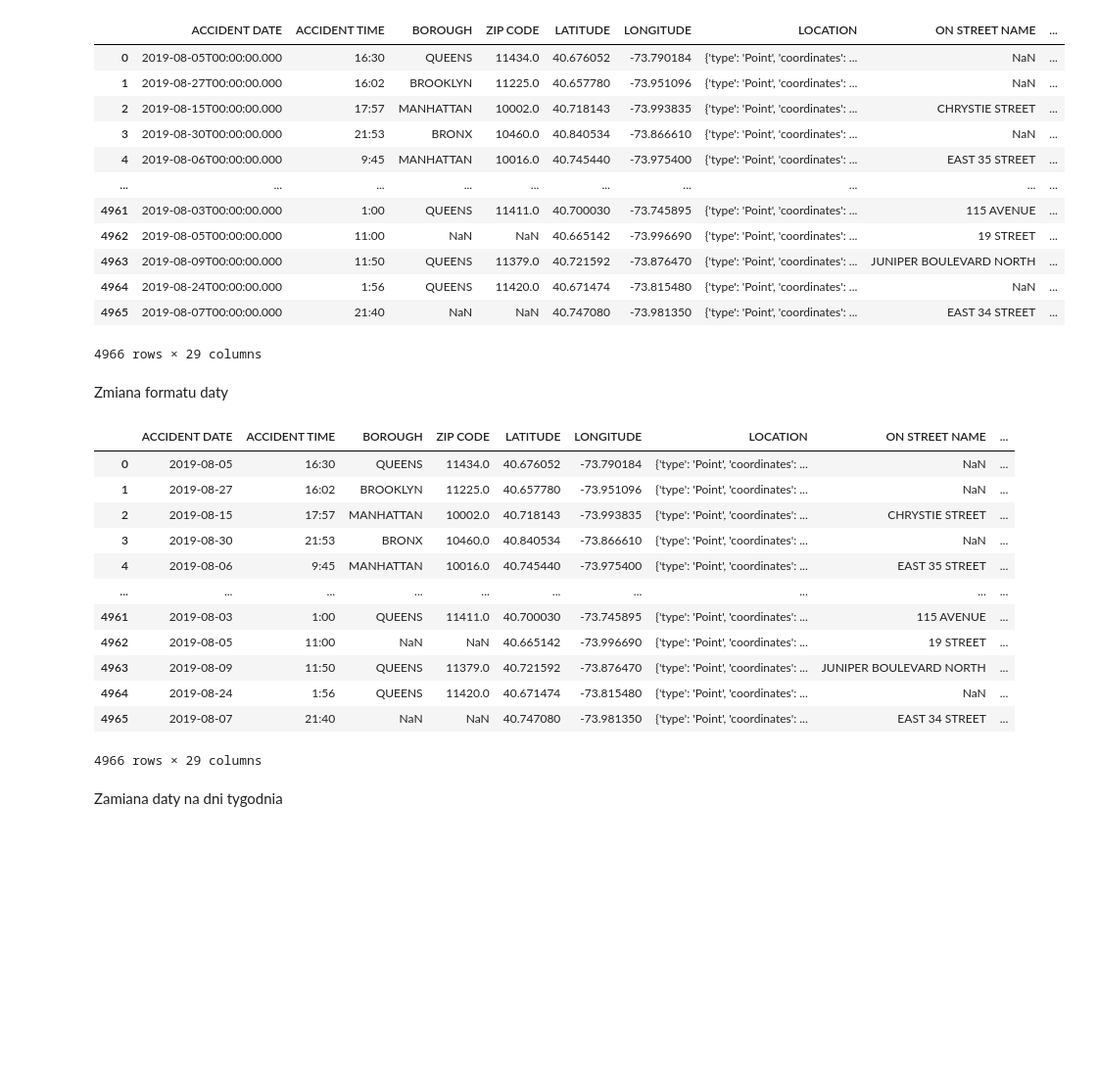
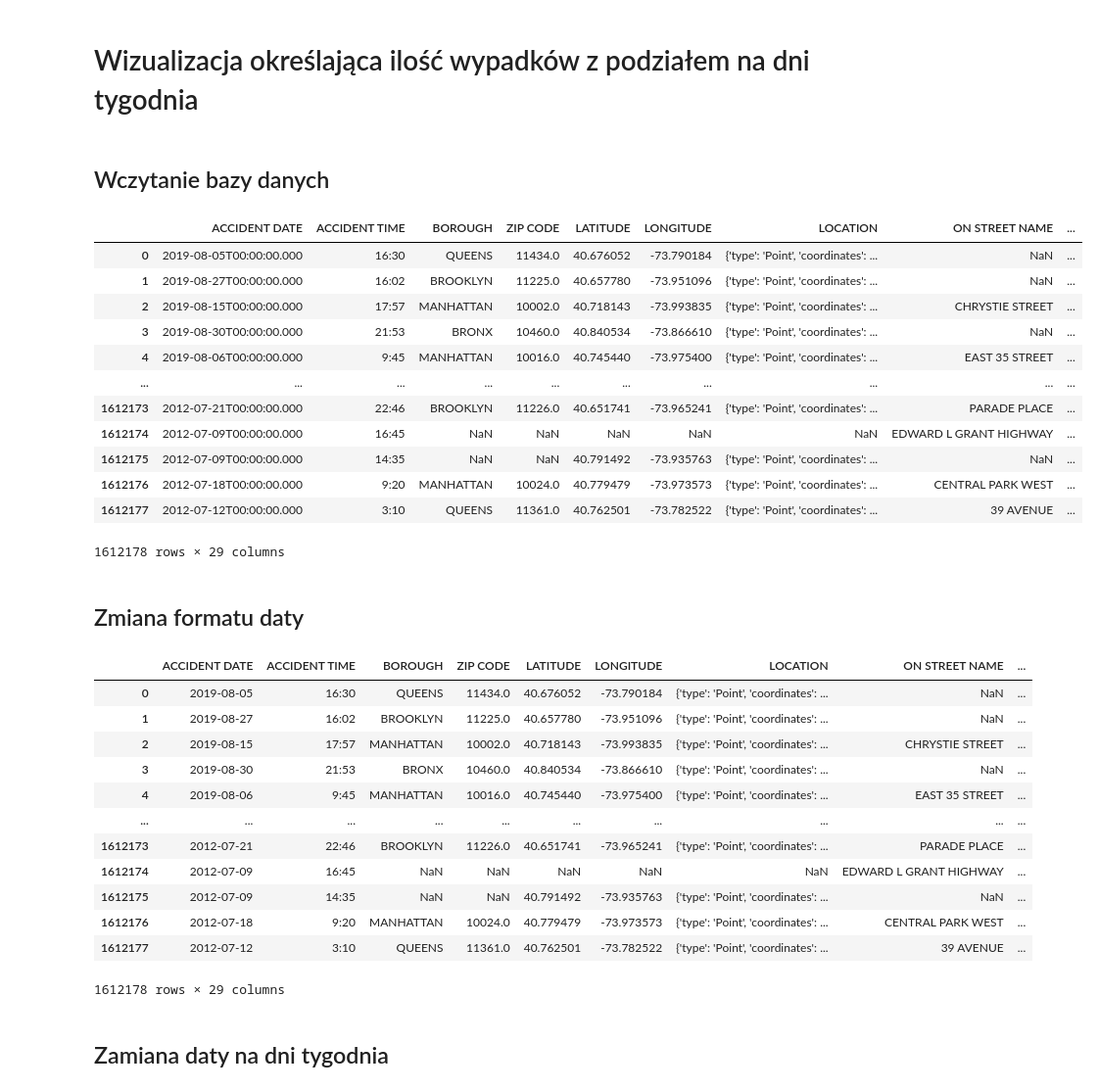
Before and after one commit to AlicjaB90/Projekt_Pandas, a Jupyter notebook: 4. Wizualizacja określająca ilość wypadków z podziałem na dni tygodnia.ipynb, the cells around one changed output. Shown: that part at 98% size. Drawn from its saved outputs; the diff is of its cells as text; code cells hidden in the pictures; blank space fills up the shorter version.

```diff
--- a/4. Wizualizacja określająca ilość wypadków z podziałem na dni tygodnia.ipynb
+++ b/4. Wizualizacja określająca ilość wypadków z podziałem na dni tygodnia.ipynb
@@ -8,0 +1,2 @@ import requests
+# %% [markdown]
+# Wizualizacja określająca ilość wypadków z podziałem na dni tygodnia
@@ -9,22 +10,24 @@ import requests
+# %% [markdown]
+## Wczytanie bazy danych
 # %%
-nypd_df = pd.read_csv("/home/student/PythonDeveloper/pythonProject/Projekt_Pandas/data/nypd-motor-vehicle-collisions.csv")#, usecols=["name", "ingredients"]
+nypd_df = pd.read_csv("/home/student/PythonDeveloper/pythonProject/Projekt_Pandas/data/nypd-motor-vehicle-collisions(1).csv")
 nypd_df
 # %% [output]
 |  | ACCIDENT DATE | ACCIDENT TIME | BOROUGH | ZIP CODE | LATITUDE | LONGITUDE | LOCATION | ON STREET NAME | ... |
 | 0 | 2019-08-05T00:00:00.000 | 16:30 | QUEENS | 11434.0 | 40.676052 | -73.790184 | {'type': 'Point', 'coordinates': ... | NaN | ... |
 | 1 | 2019-08-27T00:00:00.000 | 16:02 | BROOKLYN | 11225.0 | 40.657780 | -73.951096 | {'type': 'Point', 'coordinates': ... | NaN | ... |
 | 2 | 2019-08-15T00:00:00.000 | 17:57 | MANHATTAN | 10002.0 | 40.718143 | -73.993835 | {'type': 'Point', 'coordinates': ... | CHRYSTIE STREET | ... |
 | 3 | 2019-08-30T00:00:00.000 | 21:53 | BRONX | 10460.0 | 40.840534 | -73.866610 | {'type': 'Point', 'coordinates': ... | NaN | ... |
 | 4 | 2019-08-06T00:00:00.000 | 9:45 | MANHATTAN | 10016.0 | 40.745440 | -73.975400 | {'type': 'Point', 'coordinates': ... | EAST 35 STREET | ... |
 | ... | ... | ... | ... | ... | ... | ... | ... | ... | ... |
-| 4961 | 2019-08-03T00:00:00.000 | 1:00 | QUEENS | 11411.0 | 40.700030 | -73.745895 | {'type': 'Point', 'coordinates': ... | 115 AVENUE | ... |
-| 4962 | 2019-08-05T00:00:00.000 | 11:00 | NaN | NaN | 40.665142 | -73.996690 | {'type': 'Point', 'coordinates': ... | 19 STREET | ... |
-| 4963 | 2019-08-09T00:00:00.000 | 11:50 | QUEENS | 11379.0 | 40.721592 | -73.876470 | {'type': 'Point', 'coordinates': ... | JUNIPER BOULEVARD NORTH | ... |
-| 4964 | 2019-08-24T00:00:00.000 | 1:56 | QUEENS | 11420.0 | 40.671474 | -73.815480 | {'type': 'Point', 'coordinates': ... | NaN | ... |
-| 4965 | 2019-08-07T00:00:00.000 | 21:40 | NaN | NaN | 40.747080 | -73.981350 | {'type': 'Point', 'coordinates': ... | EAST 34 STREET | ... |
+| 1612173 | 2012-07-21T00:00:00.000 | 22:46 | BROOKLYN | 11226.0 | 40.651741 | -73.965241 | {'type': 'Point', 'coordinates': ... | PARADE PLACE | ... |
+| 1612174 | 2012-07-09T00:00:00.000 | 16:45 | NaN | NaN | NaN | NaN | NaN | EDWARD L GRANT HIGHWAY | ... |
+| 1612175 | 2012-07-09T00:00:00.000 | 14:35 | NaN | NaN | 40.791492 | -73.935763 | {'type': 'Point', 'coordinates': ... | NaN | ... |
+| 1612176 | 2012-07-18T00:00:00.000 | 9:20 | MANHATTAN | 10024.0 | 40.779479 | -73.973573 | {'type': 'Point', 'coordinates': ... | CENTRAL PARK WEST | ... |
+| 1612177 | 2012-07-12T00:00:00.000 | 3:10 | QUEENS | 11361.0 | 40.762501 | -73.782522 | {'type': 'Point', 'coordinates': ... | 39 AVENUE | ... |
-4966 rows × 29 columns
+1612178 rows × 29 columns
-# %% [markdown]
-Zmiana formatu daty
+# %% [markdown]
+## Zmiana formatu daty
 # %%
 nypd_df['ACCIDENT DATE'] = pd.to_datetime(nypd_df['ACCIDENT DATE'], errors='coerce')
 nypd_df
@@ -36,14 +39,14 @@ nypd_df
 | 3 | 2019-08-30 | 21:53 | BRONX | 10460.0 | 40.840534 | -73.866610 | {'type': 'Point', 'coordinates': ... | NaN | ... |
 | 4 | 2019-08-06 | 9:45 | MANHATTAN | 10016.0 | 40.745440 | -73.975400 | {'type': 'Point', 'coordinates': ... | EAST 35 STREET | ... |
 | ... | ... | ... | ... | ... | ... | ... | ... | ... | ... |
-| 4961 | 2019-08-03 | 1:00 | QUEENS | 11411.0 | 40.700030 | -73.745895 | {'type': 'Point', 'coordinates': ... | 115 AVENUE | ... |
-| 4962 | 2019-08-05 | 11:00 | NaN | NaN | 40.665142 | -73.996690 | {'type': 'Point', 'coordinates': ... | 19 STREET | ... |
-| 4963 | 2019-08-09 | 11:50 | QUEENS | 11379.0 | 40.721592 | -73.876470 | {'type': 'Point', 'coordinates': ... | JUNIPER BOULEVARD NORTH | ... |
-| 4964 | 2019-08-24 | 1:56 | QUEENS | 11420.0 | 40.671474 | -73.815480 | {'type': 'Point', 'coordinates': ... | NaN | ... |
-| 4965 | 2019-08-07 | 21:40 | NaN | NaN | 40.747080 | -73.981350 | {'type': 'Point', 'coordinates': ... | EAST 34 STREET | ... |
+| 1612173 | 2012-07-21 | 22:46 | BROOKLYN | 11226.0 | 40.651741 | -73.965241 | {'type': 'Point', 'coordinates': ... | PARADE PLACE | ... |
+| 1612174 | 2012-07-09 | 16:45 | NaN | NaN | NaN | NaN | NaN | EDWARD L GRANT HIGHWAY | ... |
+| 1612175 | 2012-07-09 | 14:35 | NaN | NaN | 40.791492 | -73.935763 | {'type': 'Point', 'coordinates': ... | NaN | ... |
+| 1612176 | 2012-07-18 | 9:20 | MANHATTAN | 10024.0 | 40.779479 | -73.973573 | {'type': 'Point', 'coordinates': ... | CENTRAL PARK WEST | ... |
+| 1612177 | 2012-07-12 | 3:10 | QUEENS | 11361.0 | 40.762501 | -73.782522 | {'type': 'Point', 'coordinates': ... | 39 AVENUE | ... |
-4966 rows × 29 columns
+1612178 rows × 29 columns
 # %% [markdown]
-Zamiana daty na dni tygodnia
+## Zamiana daty na dni tygodnia
 # %%
 nypd_days=nypd_df['ACCIDENT DATE'].dt.day_name()
 nypd_days
```
Also changed, not shown: parts of 15 cells of this notebook, 3 other files.
